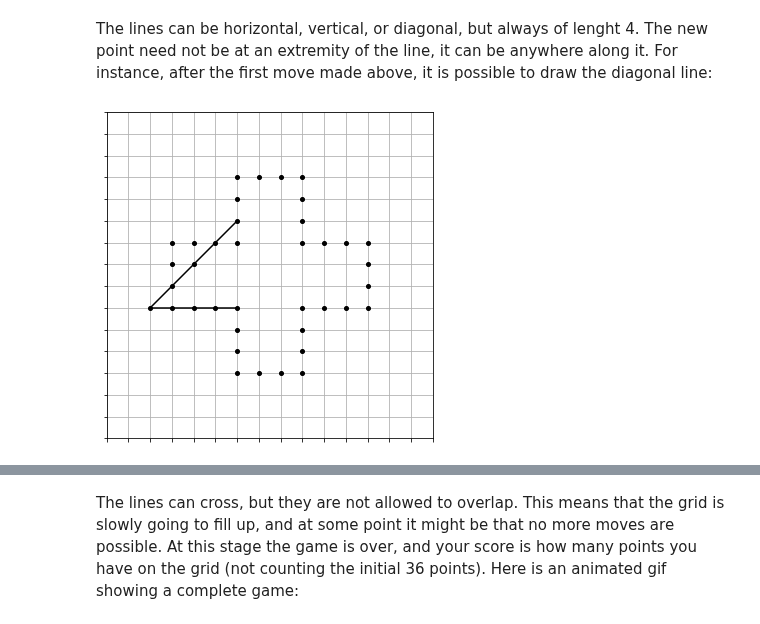
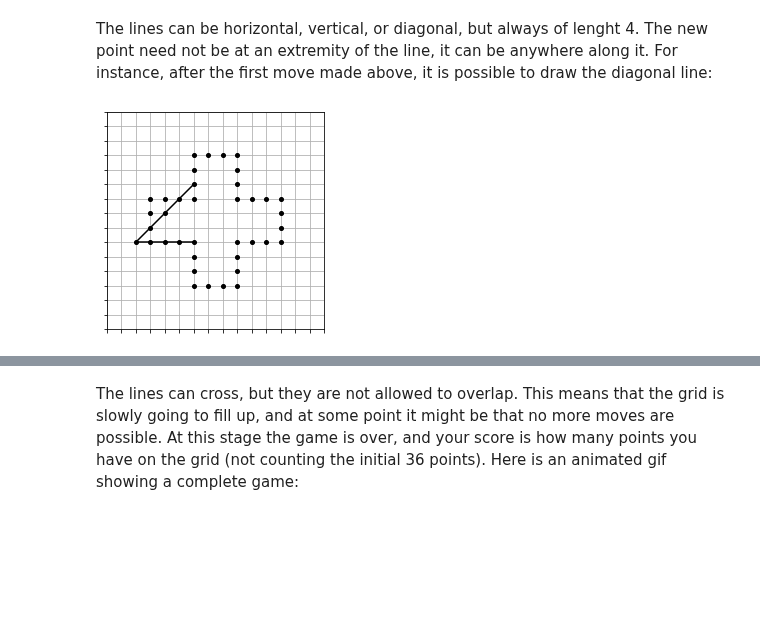
Before and after one commit to gillioz/MorpionSolitaire, a Jupyter notebook: blog/Part_1_Game.ipynb, the cells around one changed output, grey strips where cells are left out. Cells and saved outputs as stored; diff of their text form; code cells hidden in the pictures; blank space fills up the shorter version.

```diff
--- a/blog/Part_1_Game.ipynb
+++ b/blog/Part_1_Game.ipynb
@@ -39,11 +39,11 @@ The lines can be horizontal, vertical, or diagonal, but always of lenght 4. The
 # %%
 #hide
 grid.add_segment((12, 16, 3, 2))
-grid.print(view = 16)
-plt.savefig('Part_1_Game_images/grid_second_move.png', bbox_inches='tight')
+grid.print(view = 16, figsize = 4)
+# plt.savefig('Part_1_Game_images/grid_second_move.png', bbox_inches='tight')
 plt.show()
 # %% [output]
-[figure, old version]
+[figure, new version]
 # %% [markdown]
 ![png](images/grid_second_move.png 'This is a second move only made possible after the first.')
 # %% [markdown]
```
Also changed, not shown: parts of 17 cells of this notebook, 3 other files.
